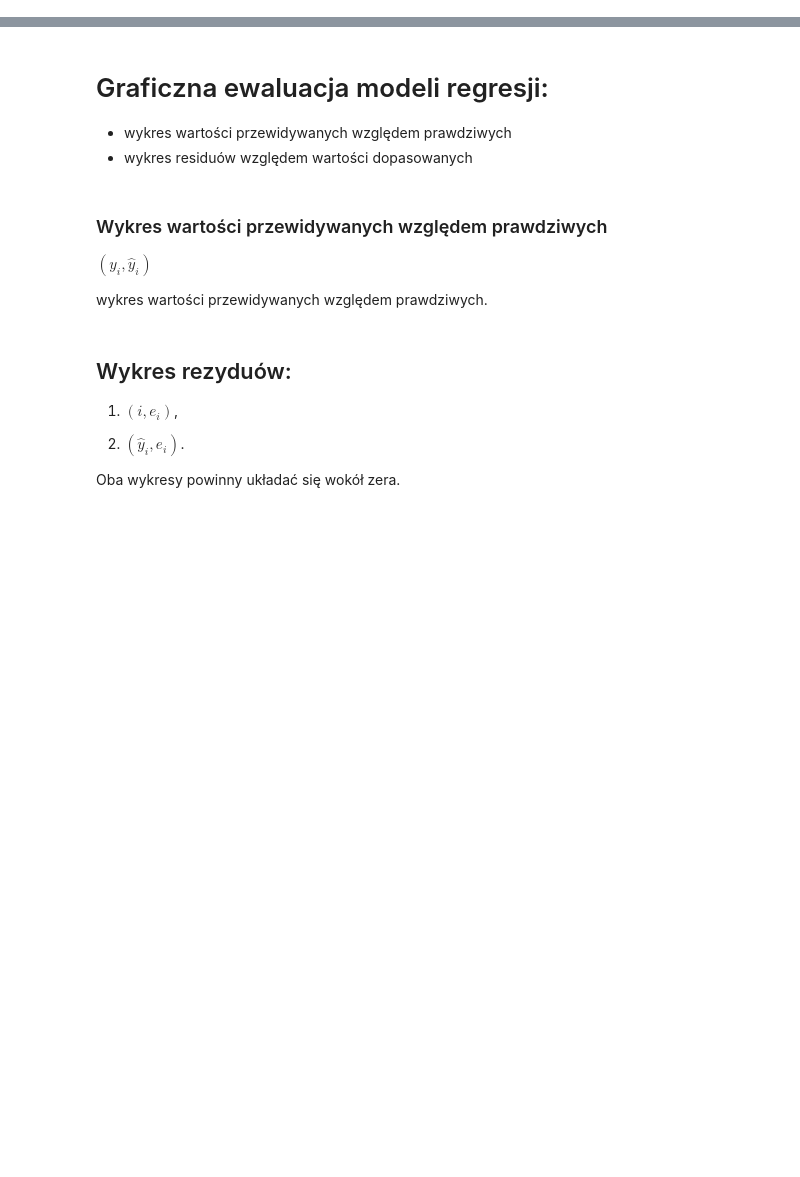
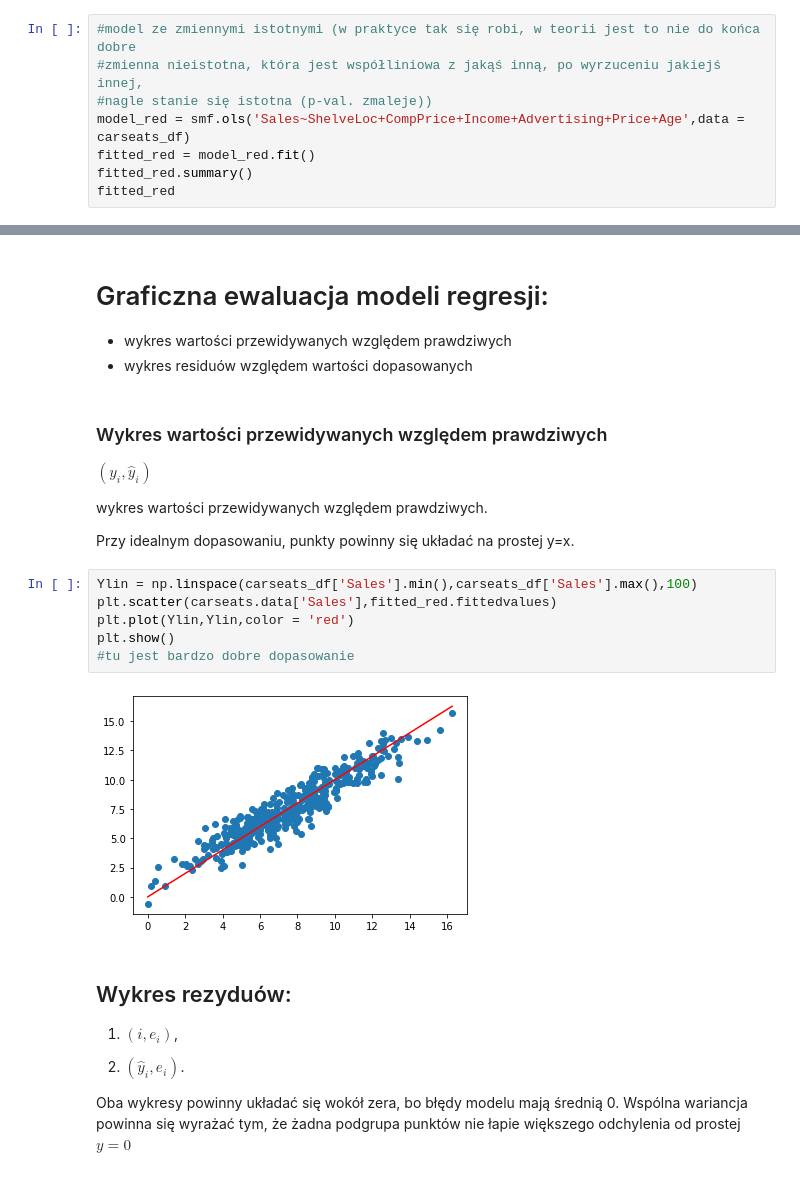
Before and after one commit to mdabrowski-phd/ds250223_regression, a Jupyter notebook: workshops/05_regresja/02_regresja_wielokrotna.ipynb, the cells around one changed output, grey strips where cells are left out. Drawn from its saved outputs; the diff is of its cells as text; blank space fills up the shorter version.

```diff
--- a/workshops/05_regresja/02_regresja_wielokrotna.ipynb
+++ b/workshops/05_regresja/02_regresja_wielokrotna.ipynb
@@ -63,0 +191,8 @@ carseats_df = carseats.data
+# %%
+#model ze zmiennymi istotnymi (w praktyce tak się robi, w teorii jest to nie do końca dobre
+#zmienna nieistotna, która jest współliniowa z jakąś inną, po wyrzuceniu jakiejś innej,
+#nagle stanie się istotna (p-val. zmaleje))
+model_red = smf.ols('Sales~ShelveLoc+CompPrice+Income+Advertising+Price+Age',data = carseats_df)
+fitted_red = model_red.fit()
+fitted_red.summary()
+fitted_red
@@ -71,6 +251,16 @@ carseats_df = carseats.data
 $(y_i, \hat{y}_i)$
 
 wykres wartości przewidywanych względem prawdziwych.
+
+Przy idealnym dopasowaniu, punkty powinny się układać na prostej y=x.
+# %%
+Ylin = np.linspace(carseats_df['Sales'].min(),carseats_df['Sales'].max(),100)
+plt.scatter(carseats.data['Sales'],fitted_red.fittedvalues)
+plt.plot(Ylin,Ylin,color = 'red')
+plt.show()
+#tu jest bardzo dobre dopasowanie
+# %% [output]
+[figure, added]
 # %% [markdown]
 ## Wykres rezyduów:
 
@@ -78,4 +268,4 @@ wykres wartości przewidywanych względem prawdziwych.
 
 2. $(\hat{y}_i,e_i)$.
 
-Oba wykresy powinny układać się wokół zera.
+Oba wykresy powinny układać się wokół zera, bo błędy modelu mają średnią 0. Wspólna wariancja powinna się wyrażać tym, że żadna podgrupa punktów nie łapie większego odchylenia od prostej $y=0$
```
Also changed, not shown: parts of 26 cells of this notebook.
